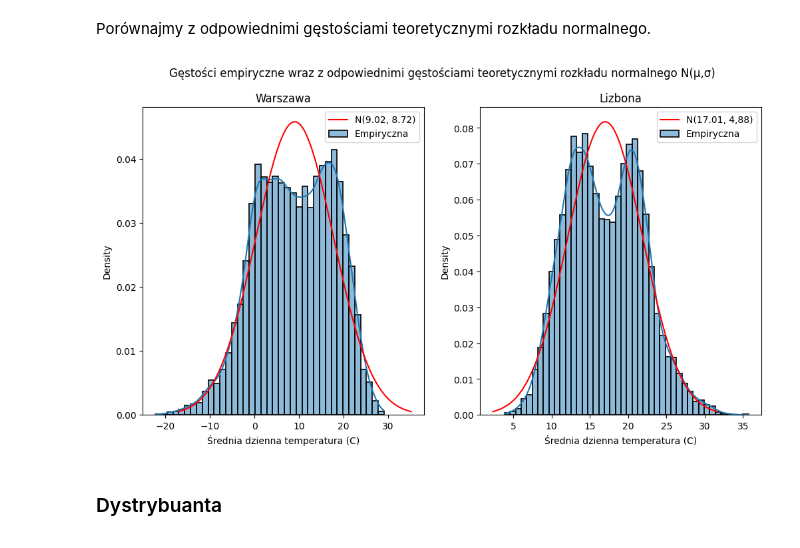
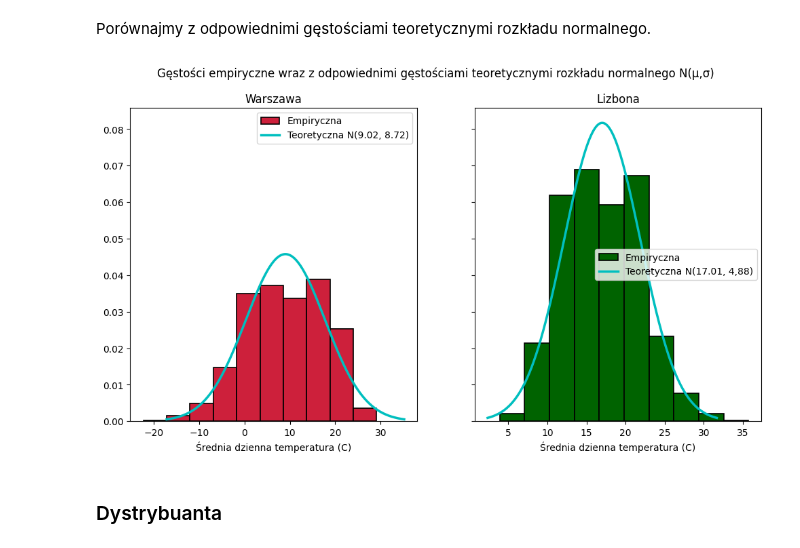
Before and after one commit to mathieuboro/raport, a Jupyter notebook: Raport_!.ipynb, the cells around one changed output. Drawn from its saved outputs; the diff is of its cells as text; code cells hidden in the pictures.

Commit message:
feature: format chart with teoretic pdf of avg temperature

```diff
--- a/Raport_!.ipynb
+++ b/Raport_!.ipynb
@@ -314,34 +314,33 @@ Porównajmy z odpowiednimi gęstościami teoretycznymi rozkładu normalnego.
 # %%
 Mean_Warsaw = np.mean(warsaw_data.AvgTemperature)
 Mean_Lisbon = np.mean(lisbon_data.AvgTemperature)
 
 Std_Warsaw = np.std(warsaw_data.AvgTemperature)
 Std_Lisbon = np.std(lisbon_data.AvgTemperature)
 
 x_warsaw = np.linspace(Mean_Warsaw - 3*Std_Warsaw, Mean_Warsaw + 3*Std_Warsaw, 1000)
 x_lisbon = np.linspace(Mean_Lisbon - 3*Std_Lisbon, Mean_Lisbon + 3*Std_Lisbon, 1000)
 
 Normal_Density_Warsaw = scipy.stats.norm.pdf(x_warsaw, Mean_Warsaw, Std_Warsaw)
 Normal_Density_Lisbon = scipy.stats.norm.pdf(x_lisbon, Mean_Lisbon, Std_Lisbon)
 
-plt.figure(figsize=(12,6))
-plt.subplot(1, 2, 1)
-sns.histplot(warsaw_data.AvgTemperature, kde=True, stat="density", label='Empiryczna', linewidth=1.2)
-plt.plot(x_warsaw, Normal_Density_Warsaw, label='N(9.02, 8.72)', color='r', linewidth=1.5)
-plt.xlabel('Średnia dzienna temperatura (C)')
-plt.legend()
-plt.title('Warszawa')
+figure, axis = plt.subplots(1, 2, figsize=(12, 6), sharex='col', sharey='row')
+axis[0].hist(warsaw_data.AvgTemperature, density=True, color=colors[0], label='Empiryczna', edgecolor='black', linewidth=1.2)
+axis[0].plot(x_warsaw, Normal_Density_Warsaw, label='Teoretyczna N(9.02, 8.72)', color='c', linewidth=2.5)
+axis[0].set_xlabel('Średnia dzienna temperatura (C)')
+axis[0].legend()
+axis[0].set_title('Warszawa')
 
-plt.subplot(1, 2, 2)
-sns.histplot(lisbon_data.AvgTemperature, kde=True, stat="density", label='Empiryczna', linewidth=1.2)
-plt.plot(x_lisbon, Normal_Density_Lisbon, label='N(17.01, 4,88)', color='r', linewidth=1.5)
-plt.xlabel('Średnia dzienna temperatura (C)')
-plt.legend()
-plt.title('Lizbona')
+axis[1].hist(lisbon_data.AvgTemperature, density=True, color=colors[1], label='Empiryczna', edgecolor='black', linewidth=1.2)
+axis[1].plot(x_lisbon, Normal_Density_Lisbon, label='Teoretyczna N(17.01, 4,88)', color='c', linewidth=2.5)
+axis[1].set_xlabel('Średnia dzienna temperatura (C)')
+axis[1].legend(loc='upper right')
+axis[1].set_title('Lizbona')
+
 plt.suptitle("Gęstości empiryczne wraz z odpowiednimi gęstościami teoretycznymi rozkładu normalnego N(μ,σ)")
 plt.show()
 # %% [output]
-[figure, old version]
+[figure, new version]
 # %% [markdown]
 ### Dystrybuanta
 # %% [markdown]
```
